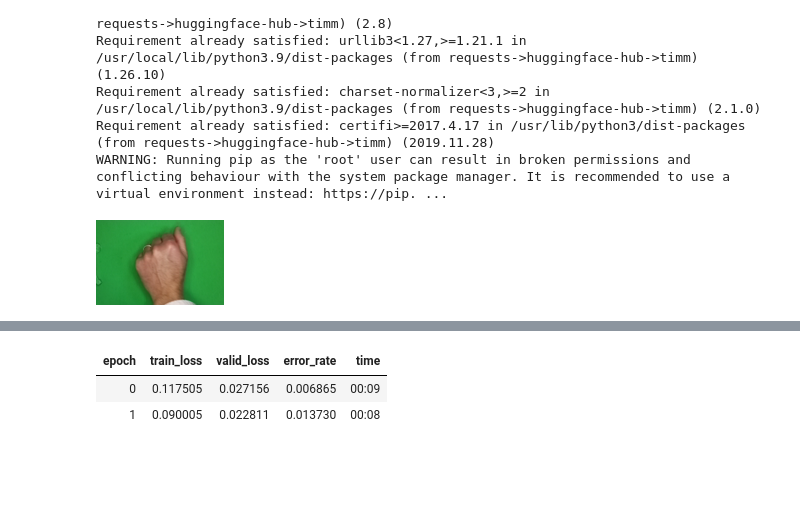
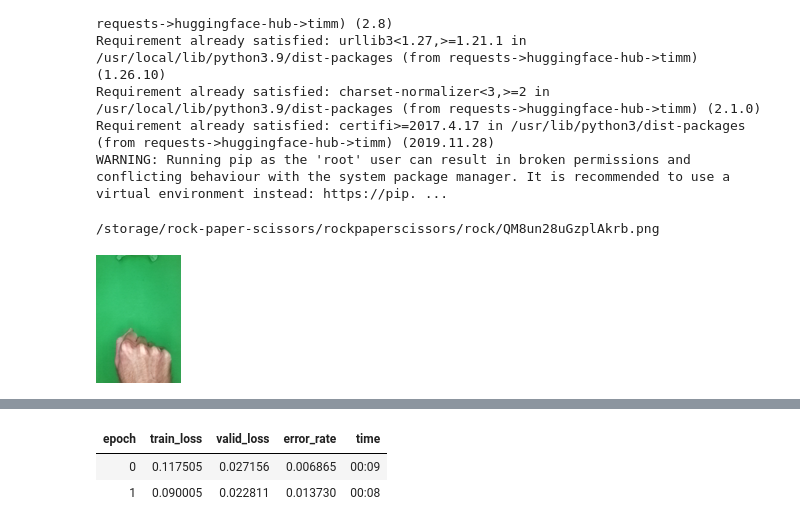
Before and after one commit to akash-panda-dev/rock-paper-scissor, a Jupyter notebook: rps_train.ipynb, the cells around one changed output, grey strips where cells are left out. Drawn from its saved outputs; the diff is of its cells as text; code cells hidden in the pictures; blank space fills up the shorter version.

```diff
--- a/rps_train.ipynb
+++ b/rps_train.ipynb
@@ -32,9 +32,13 @@ import os
 data_path = os.path.join('/storage/rock-paper-scissors', 'rockpaperscissors')
 # %%
 paths = get_image_files(data_path)
+print(str(paths[9]))
 
-im = Image.open(paths[0])
+im = Image.open(paths[2])
+#transposed  = im.transpose(Image.ROTATE_180)
 im.shape
 im.to_thumb(128,128)
+#transposed.save(str(paths[23]))
 # %% [output]
+/storage/rock-paper-scissors/rockpaperscissors/rock/QM8un28uGzplAkrb.png
-[figure, old version]
+[figure, new version]
```
Also changed, not shown: parts of 4 cells of this notebook, 1 other file.
